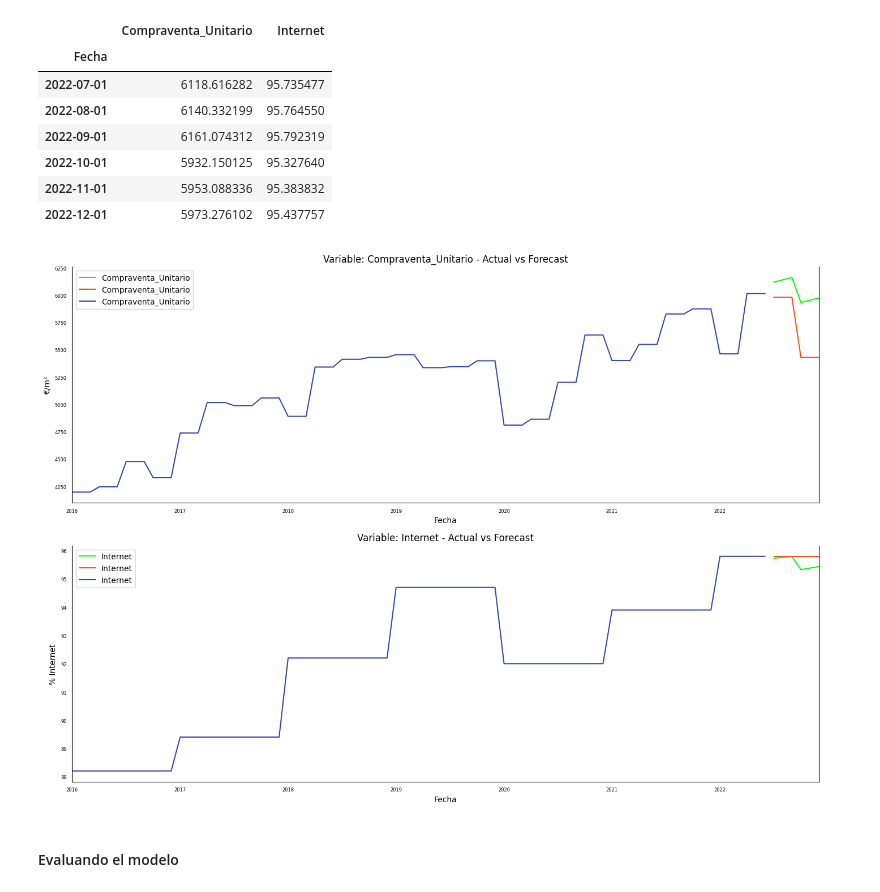
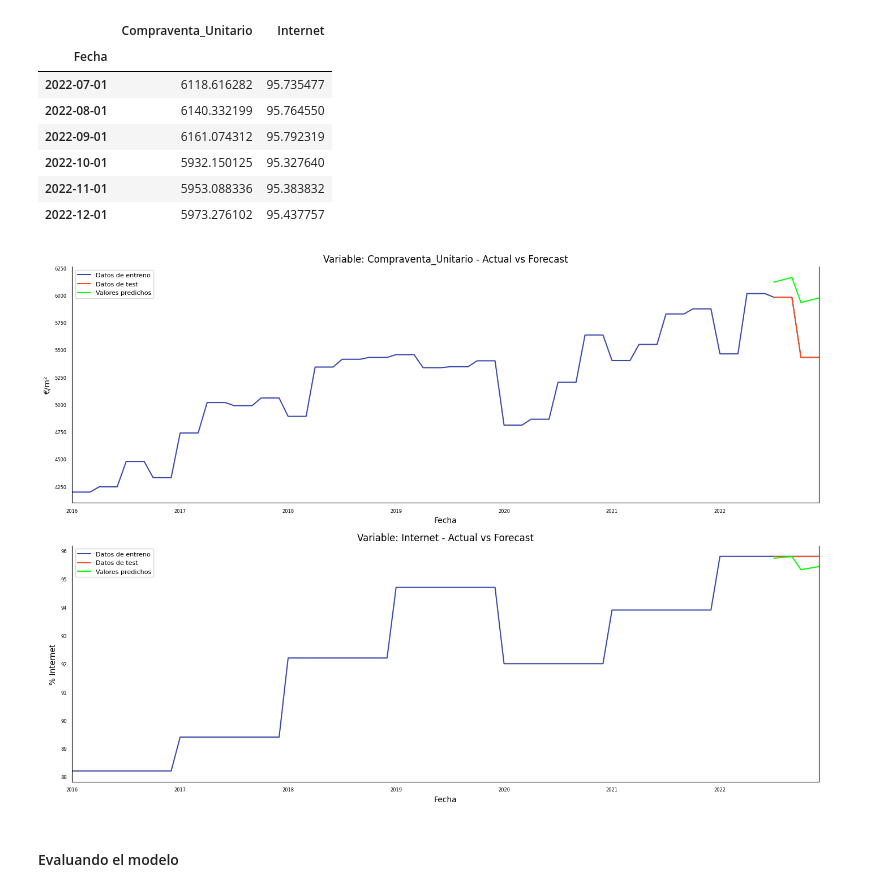
Before and after one commit to dmunozbe/TFM_DataScience, a Jupyter notebook: Forecasting/05. Sarria-Sant Gervasi/Forecasting_(Indicador_73).ipynb, the cells around one changed output. Drawn from its saved outputs; the diff is of its cells as text; code cells hidden in the pictures.

```diff
--- a/Forecasting/05. Sarria-Sant Gervasi/Forecasting_(Indicador_73).ipynb
+++ b/Forecasting/05. Sarria-Sant Gervasi/Forecasting_(Indicador_73).ipynb
@@ -497,26 +497,29 @@ output
 # %%
 # Actual vs Forecasted Plots
 fig, axes = plt.subplots(nrows = int(len(X_train.columns)), ncols = 1, dpi = 100, figsize = (14,10))
 mi_lista = ['€/m²', '% Internet']
 
 for i, (col,ax) in enumerate(zip(X_train.columns, axes.flatten())):
+    df[col].plot(color = '#3949AB', legend = True, ax = ax)
+    X_test[col].plot(color = '#F4511E', legend = True, ax = ax)
     output[col].plot(color = '#00FF00', legend = True, ax = ax).autoscale(axis =' x',tight = True)
-    X_test[col].plot(color = '#F4511E', legend = True, ax = ax)
-    X_train[col].plot(color = '#3949AB', legend = True, ax = ax)
 
     ax.set_title('Variable: ' + col + ' - Actual vs Forecast')
     ax.set_ylabel(mi_lista[i])  # Establecer etiqueta del eje y
     ax.xaxis.set_ticks_position('none')
     ax.yaxis.set_ticks_position('none')
 
     ax.spines["top"].set_alpha(0)
     ax.tick_params(labelsize = 6)
 
+    handles, labels = ax.get_legend_handles_labels()
+    ax.legend(handles, ['Datos de entreno', 'Datos de test', 'Valores predichos'], loc='upper left', fontsize=8)
+
 plt.tight_layout()
 plt.savefig('actual_forecast.png')
 plt.show()
 # %% [output]
-[figure, old version]
+[figure, new version]
 # %% [markdown]
 #### Evaluando el modelo
 # %%
```
Also changed, not shown: parts of 2 cells of this notebook.
